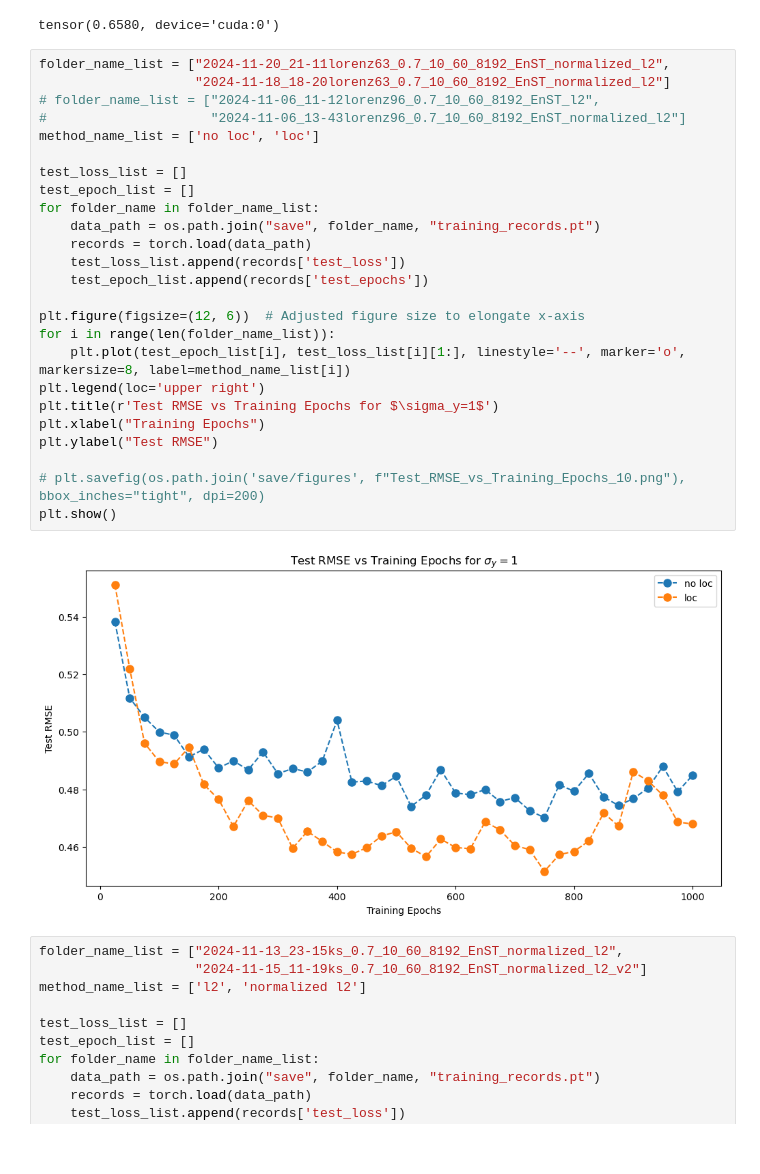
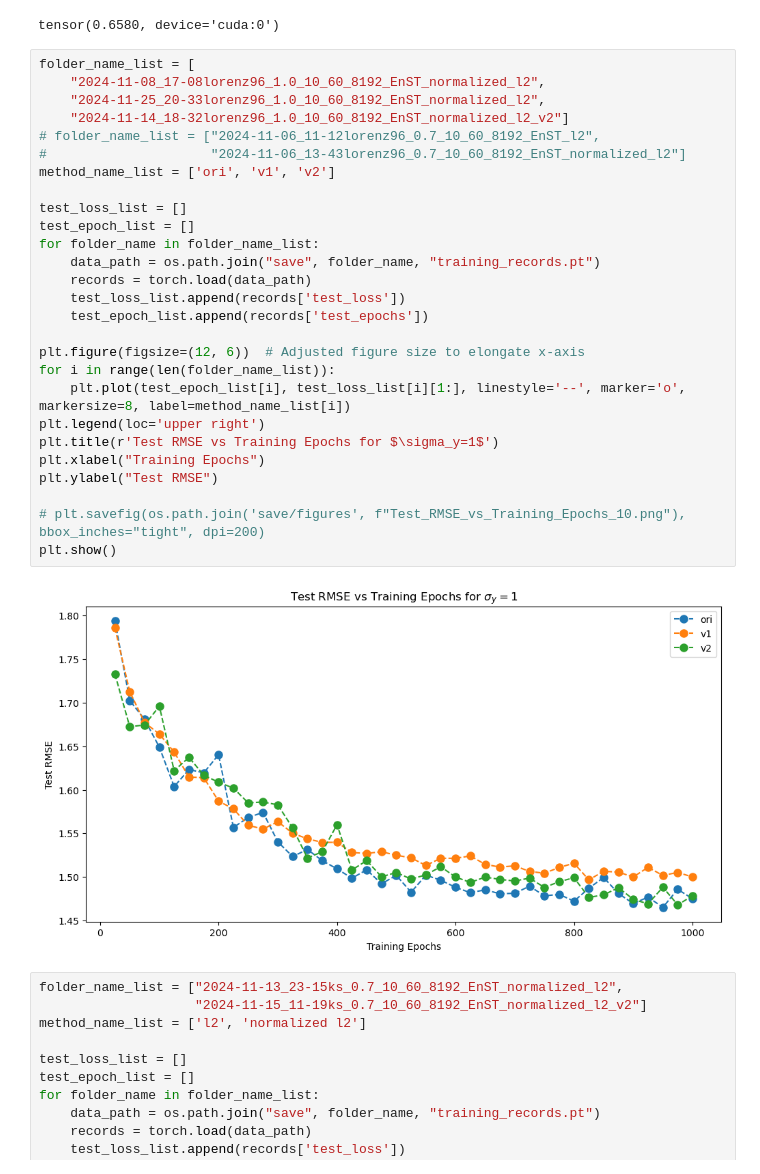
Before and after one commit to wispcarey/DALearning, a Jupyter notebook: training_curves.ipynb, the cells around one changed output. Cells and saved outputs as stored; diff of their text form.

```diff
--- a/training_curves.ipynb
+++ b/training_curves.ipynb
@@ -42,32 +42,34 @@ print(data['nn']['loss'].mean())
 # %% [output]
 tensor(0.6580, device='cuda:0')
 # %%
-folder_name_list = ["2024-11-20_21-11lorenz63_0.7_10_60_8192_EnST_normalized_l2",
-                    "2024-11-18_18-20lorenz63_0.7_10_60_8192_EnST_normalized_l2"]
+folder_name_list = [
+    "2024-11-08_17-08lorenz96_1.0_10_60_8192_EnST_normalized_l2",
+    "2024-11-25_20-33lorenz96_1.0_10_60_8192_EnST_normalized_l2",
+    "2024-11-14_18-32lorenz96_1.0_10_60_8192_EnST_normalized_l2_v2"]
 # folder_name_list = ["2024-11-06_11-12lorenz96_0.7_10_60_8192_EnST_l2",
 #                     "2024-11-06_13-43lorenz96_0.7_10_60_8192_EnST_normalized_l2"]
-method_name_list = ['no loc', 'loc']
+method_name_list = ['ori', 'v1', 'v2']
 
 test_loss_list = []
 test_epoch_list = []
 for folder_name in folder_name_list:
     data_path = os.path.join("save", folder_name, "training_records.pt")
     records = torch.load(data_path)
     test_loss_list.append(records['test_loss'])
     test_epoch_list.append(records['test_epochs'])
 
 plt.figure(figsize=(12, 6))  # Adjusted figure size to elongate x-axis
 for i in range(len(folder_name_list)):
     plt.plot(test_epoch_list[i], test_loss_list[i][1:], linestyle='--', marker='o', markersize=8, label=method_name_list[i])
 plt.legend(loc='upper right')
 plt.title(r'Test RMSE vs Training Epochs for $\sigma_y=1$')
 plt.xlabel("Training Epochs")
 plt.ylabel("Test RMSE")
 
 # plt.savefig(os.path.join('save/figures', f"Test_RMSE_vs_Training_Epochs_10.png"), bbox_inches="tight", dpi=200)
 plt.show()
 # %% [output]
-[figure, old version]
+[figure, new version]
 # %%
 folder_name_list = ["2024-11-13_23-15ks_0.7_10_60_8192_EnST_normalized_l2",
                     "2024-11-15_11-19ks_0.7_10_60_8192_EnST_normalized_l2_v2"]
```
Also changed, not shown: 10 other files.
